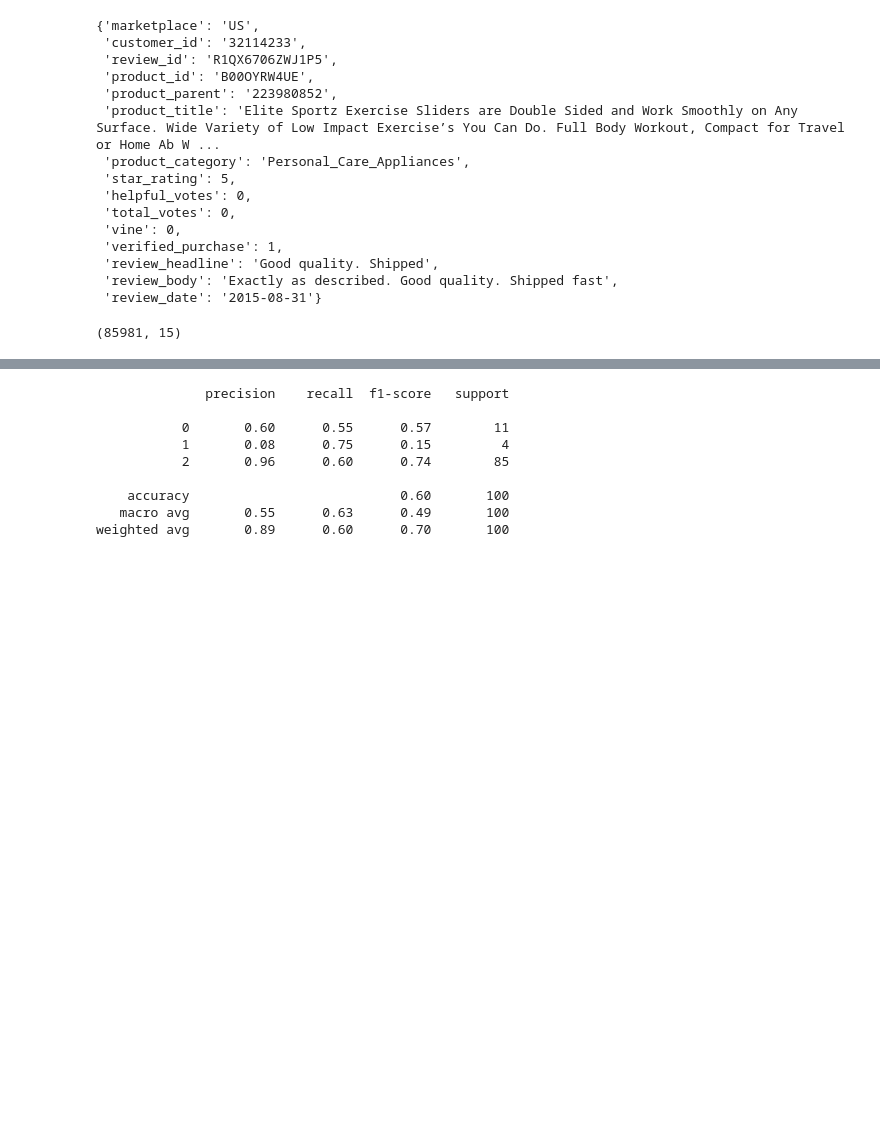
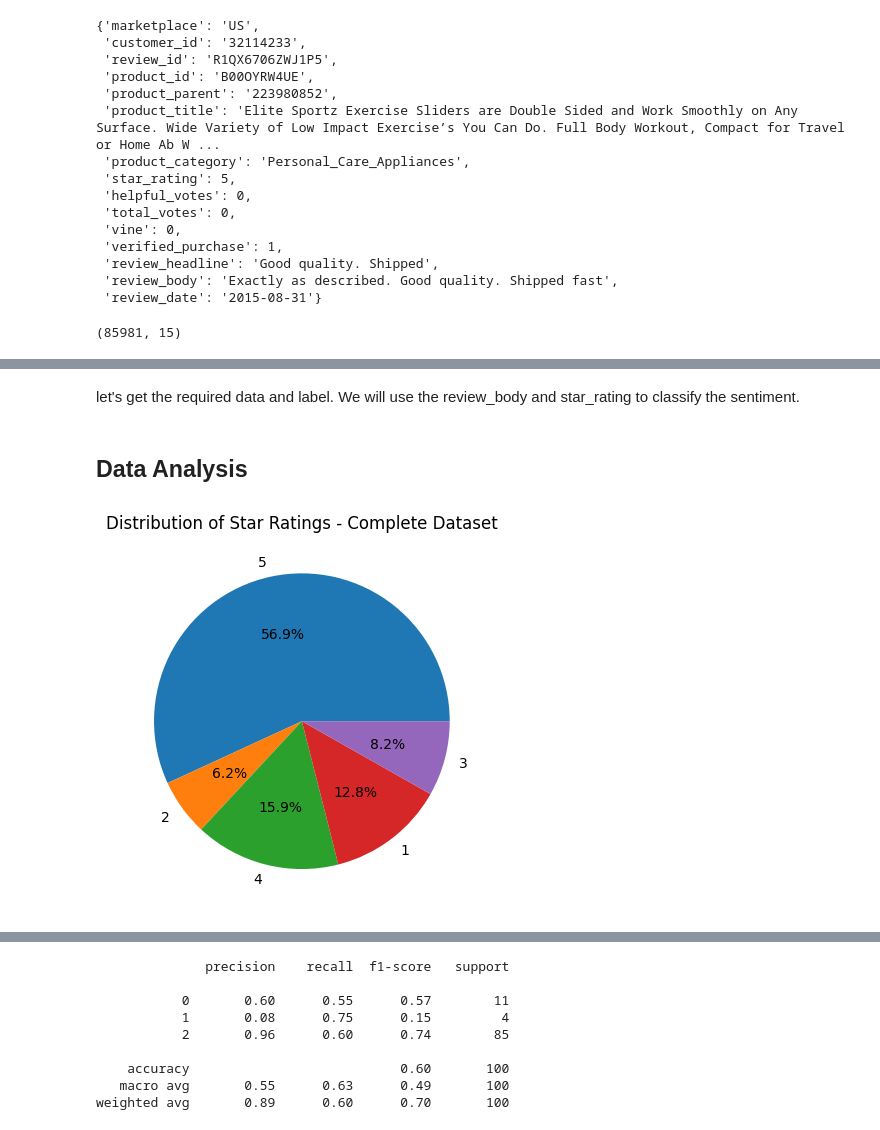
Before and after one commit to pal0064/tutorials, a Jupyter notebook: stanza/Stanza.ipynb, the cells around one changed output, grey strips where cells are left out. Drawn from its saved outputs; the diff is of its cells as text; code cells hidden in the pictures; blank space fills up the shorter version.

```diff
--- a/stanza/Stanza.ipynb
+++ b/stanza/Stanza.ipynb
@@ -141,0 +80,14 @@ from tqdm.auto import tqdm
+# %% [markdown]
+let's get the required data and label. We will use the review_body and star_rating to classify the sentiment.
+# %% [markdown]
+## Data Analysis
+# %%
+def plot_pie(ratings,name):
+  plt.pie(ratings.values(), labels=ratings.keys(), autopct='%1.1f%%')
+  plt.title(f"Distribution of Star Ratings - {name}")
+  plt.show()
+# %%
+ratings = Counter(dataset['train']['star_rating'])
+plot_pie(ratings, 'Complete Dataset')
+# %% [output]
+[figure, added]
```
Also changed, not shown: parts of 67 cells of this notebook, 7 other files.
